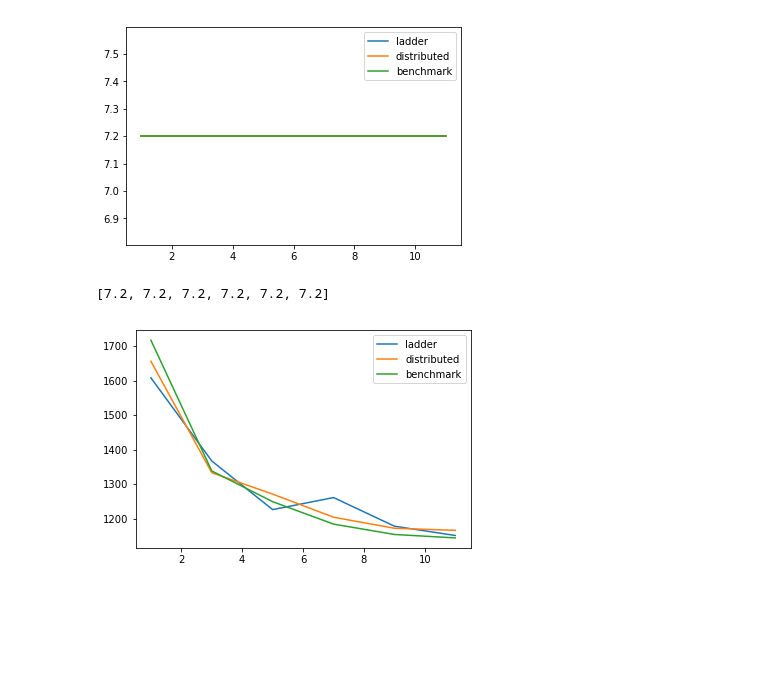
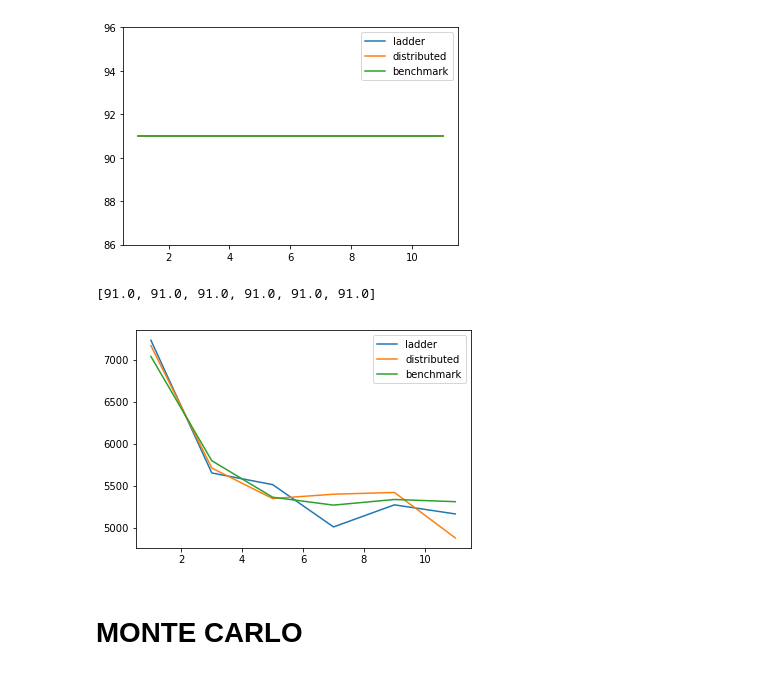
Before and after one commit to MBonnee/Evolutionary-Computing, a Jupyter notebook: plotting.ipynb, the cells around one changed output. Cells and saved outputs as stored; diff of their text form; code cells hidden in the pictures; blank space fills up the shorter version.

```diff
--- a/plotting.ipynb
+++ b/plotting.ipynb
@@ -21,9 +21,8 @@ def diversity(values, num_isl):
     return value_dict
 
 # global params pop_size,
-config_params = 6
 num_isl = 0
-with open('output_kat.txt') as f:
+with open('output_bent_bench.txt') as f:
     content = f.readlines()
     content = [x.strip() for x in content];
     num_isl = int(content[0].split(": ")[1])
@@ -45,17 +44,19 @@ with open('output_kat.txt') as f:
                 offset+=2
             evals.append(dict_islands)
 
+
 df = pd.DataFrame(evals)
-df.plot(x='eval', y=['avg_'+str(i+1) for i in range(num_isl)])
+plt.figure(figsize=(20,10))
+
+df.plot(x='eval', y=['avg_'+str(i+1) for i in range(num_isl)], figsize=(10,10))
 plt.xlabel('Generation')
 plt.ylabel('Average island fitness')
-df.plot(x='eval', y=['fit_'+str(i+1) for i in range(num_isl)])
+plt.xlim([20, 70])
+df.plot(x='eval', y=['fit_'+str(i+1) for i in range(num_isl)], figsize=(10,10))
 plt.xlabel('Generation')
 plt.ylabel('Fittest individual')
+plt.xlim([20, 70])
 plt.show()
-plt.figure(figsize=(20,10))
-
-
 
 
 # color mapping for plots below
@@ -123,7 +124,7 @@ for filename in os.listdir(path):
     if filename.startswith(prefix):
         with open(path+filename, 'rU') as f:
             t = f.read()
-            score = re.search('([0-9].?[0-9]*)', t)
+            score = re.search('([0-9].[0-9]*)', t)
             runtime = re.search('([0-9]?.?[0-9]*)ms', t)
             runtime = float(runtime.group(0)[:-2])
             score = float(score.group(0))
@@ -137,36 +138,38 @@ for filename in os.listdir(path):
             elif('ladder' in filename):
                 mig_pop_dict[mig_pop]['l_perf'] = float(mig_pop_dict[mig_pop]['l_perf']) + score
                 mig_pop_dict[mig_pop]['l_run'] = float(mig_pop_dict[mig_pop]['l_run']) + runtime
             elif('distr' in filename):
                 mig_pop_dict[mig_pop]['d_perf'] = float(mig_pop_dict[mig_pop]['d_perf']) + score
                 mig_pop_dict[mig_pop]['d_run'] = float(mig_pop_dict[mig_pop]['d_run']) + runtime
 
 keys = list(mig_pop_dict.keys())
 keys = [int(x) for x in keys]
 keys = sorted(keys, reverse=False)
 
-l_perfs = [mig_pop_dict[key]['l_perf']/10 for key in keys]
-b_perfs = [mig_pop_dict[key]['b_perf']/10 for key in keys]
-d_perfs = [mig_pop_dict[key]['d_perf']/10 for key in keys]
+l_perfs = [mig_pop_dict[key]['l_perf']+1 for key in keys]
+b_perfs = [mig_pop_dict[key]['b_perf']+1 for key in keys]
+d_perfs = [mig_pop_dict[key]['d_perf']+1 for key in keys]
 
 l_runs = [mig_pop_dict[key]['l_run'] for key in keys]
 b_runs = [mig_pop_dict[key]['b_run'] for key in keys]
 d_runs = [mig_pop_dict[key]['d_run'] for key in keys]
 
 plt.plot(keys, l_perfs, label='ladder')
 plt.plot(keys, d_perfs, label='distributed')
 plt.plot(keys, b_perfs, label='benchmark')
 plt.legend()
 plt.show()
 
 print (d_perfs)
 
 plt.plot(keys, l_runs, label='ladder')
 plt.plot(keys, d_runs, label='distributed')
 plt.plot(keys, b_runs, label='benchmark')
 plt.legend()
 plt.show()
 # %% [output]
-[figure, old version]
+[figure, new version]
-[7.2, 7.2, 7.2, 7.2, 7.2, 7.2]
+[91.0, 91.0, 91.0, 91.0, 91.0, 91.0]
-[figure, old version]
+[figure, new version]
+# %% [markdown]
+# MONTE CARLO
```
Also changed, not shown: parts of 2 cells of this notebook, 11 other files.
